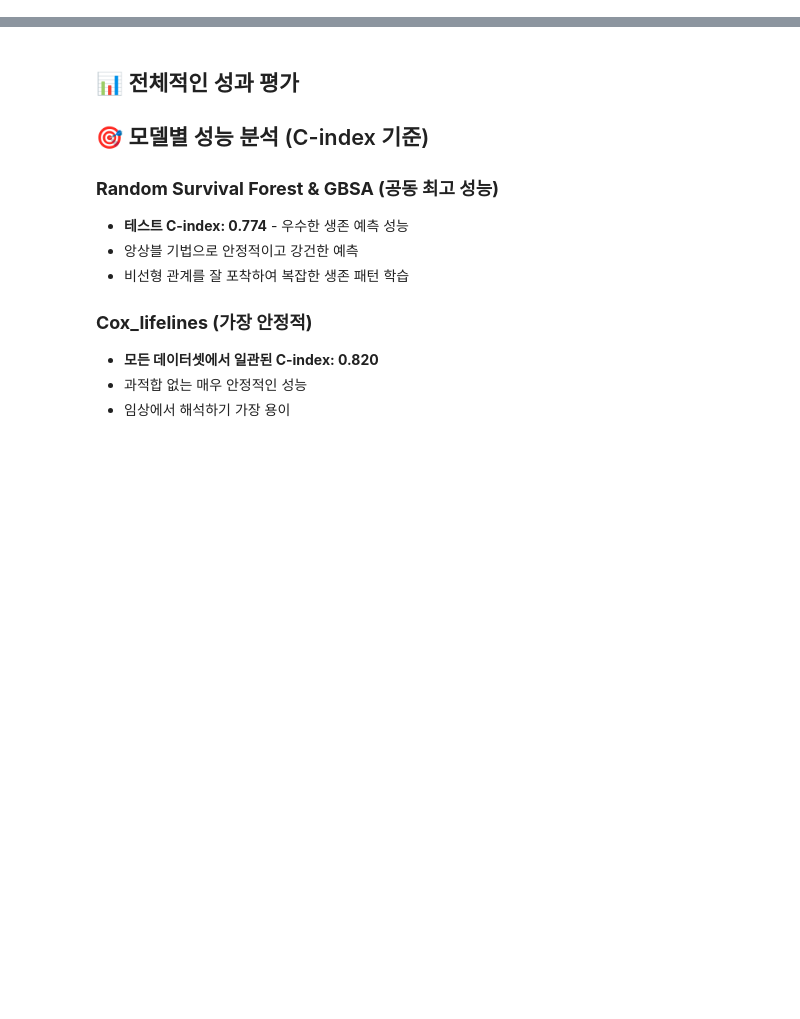
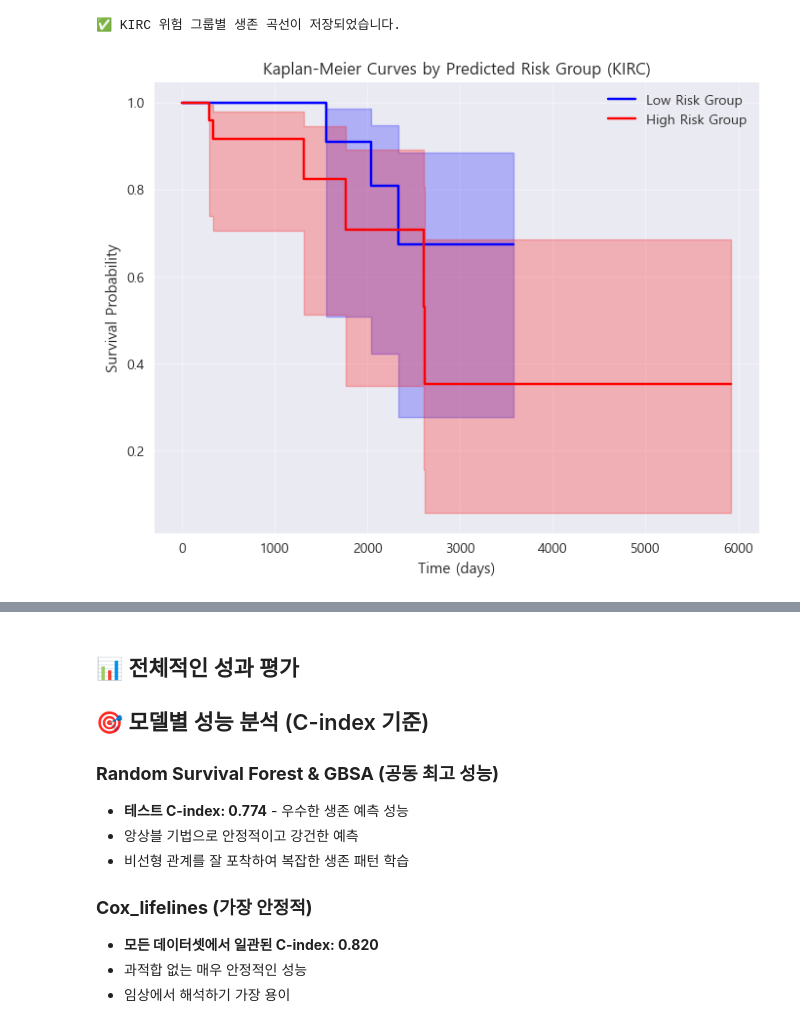
Before and after one commit to ParkYaeseong/Cinical_Data_Cancer, a Jupyter notebook: clinical model/kidney/SURVIVAL_PREDICTION/kidney_survival.ipynb, the cells around one changed output, grey strips where cells are left out. Drawn from its saved outputs; the diff is of its cells as text; code cells hidden in the pictures; blank space fills up the shorter version.

```diff
--- a/clinical model/kidney/SURVIVAL_PREDICTION/kidney_survival.ipynb
+++ b/clinical model/kidney/SURVIVAL_PREDICTION/kidney_survival.ipynb
@@ -1300,3 +1303,60 @@ if __name__ == "__main__":
 - XAI 설명 가능 AI 구현 완료
 - 실시간 생존 예측 시스템 준비 완료
 - 모든 결과 파일 저장 완료
+# %%
+# --- Figure 3 생성을 위한 코드 (이 코드를 새 셀에 추가하세요) ---
+import numpy as np
+from lifelines import KaplanMeierFitter
+import matplotlib.pyplot as plt
+
+# 1. 최고 성능 모델 이름과 테스트 데이터 선택
+# 각 노트북의 분석 결과에 따라 best_model_name을 직접 지정해야 합니다.
+# 예시: 간암(LIHC)의 경우 RSF, 신장암(KIRC)은 Cox_lifelines, 위암(STAD)은 GBSA
+best_model_name = 'Cox_lifelines' # <--- 🌟 이 부분을 각 암종의 최고 성능 모델 이름으로 수정!
+
+# 분석기(analyzer) 객체에서 필요한 정보 가져오기
+best_model = analyzer.models[best_model_name]
+X_test = analyzer.X_test # 이미 분할된 테스트 데이터
+y_test_dur = analyzer.y_test_dur
+y_test_event = analyzer.y_test_event
+
+# 2. 테스트 세트에 대한 위험도 예측
+# Cox_lifelines 모델은 predict_partial_hazard를 사용합니다.
+if best_model_name == 'Cox_lifelines':
+    risk_scores = best_model['model'].predict_partial_hazard(X_test).values
+else:
+    # sksurv 모델들은 predict를 사용합니다.
+    model_obj = best_model if not isinstance(best_model, dict) else best_model.get('model')
+    risk_scores = model_obj.predict(X_test)
+
+# 3. 위험 점수의 중앙값을 기준으로 그룹 분리
+median_risk = np.median(risk_scores)
+is_high_risk = (risk_scores > median_risk)
+
+# 4. 그룹별 카플란-마이어 생존 곡선 시각화
+plt.figure(figsize=(8, 6))
+ax = plt.gca()
+
+kmf_low_risk = KaplanMeierFitter()
+kmf_low_risk.fit(y_test_dur[~is_high_risk], event_observed=y_test_event[~is_high_risk], label='Low Risk Group')
+kmf_low_risk.plot_survival_function(ax=ax, color='blue')
+
+kmf_high_risk = KaplanMeierFitter()
+kmf_high_risk.fit(y_test_dur[is_high_risk], event_observed=y_test_event[is_high_risk], label='High Risk Group')
+kmf_high_risk.plot_survival_function(ax=ax, color='red')
+
+# 그래프 제목 및 라벨 설정 (암종에 맞게 수정)
+cancer_type = 'KIRC'  # <--- 🌟 'KIRC', 'STAD' 등으로 수정
+plt.title(f"Kaplan-Meier Curves by Predicted Risk Group ({cancer_type})")
+plt.xlabel("Time (days)")
+plt.ylabel("Survival Probability")
+plt.grid(True, alpha=0.4)
+plt.legend()
+
+# 5. 그래프 파일로 저장
+plt.savefig(f"{cancer_type}_risk_stratified_km_curve.png", dpi=300, bbox_inches='tight')
+print(f"✅ {cancer_type} 위험 그룹별 생존 곡선이 저장되었습니다.")
+plt.show()
+# %% [output]
+✅ KIRC 위험 그룹별 생존 곡선이 저장되었습니다.
+[figure, added]
```
Also changed, not shown: parts of 2 cells of this notebook, 33 other files.
